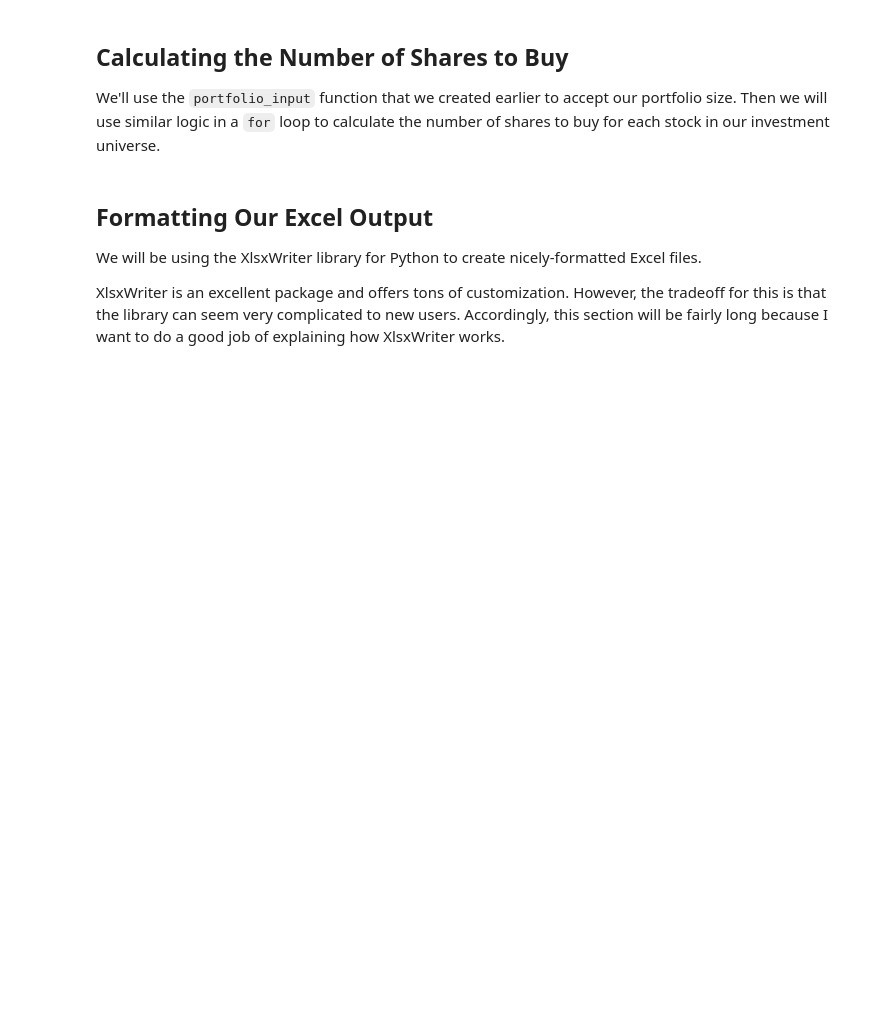
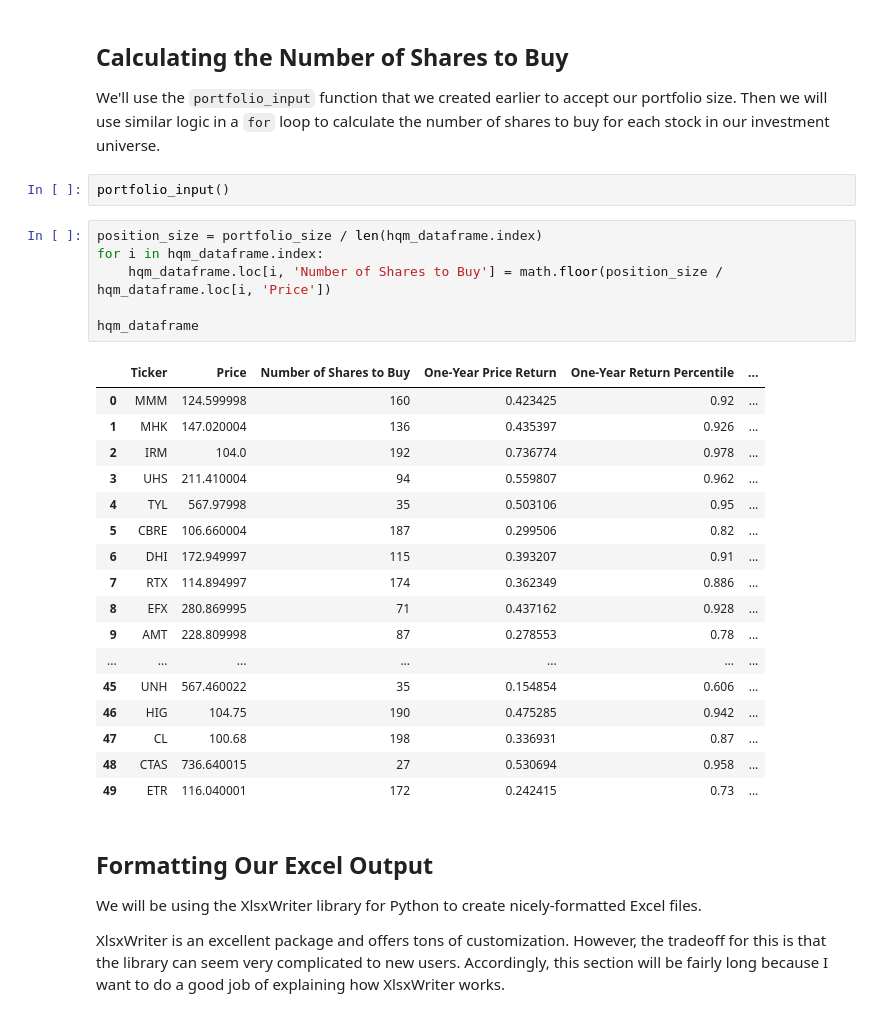
Before and after one commit to jacksullivan27/quantitative-learning, a Jupyter notebook: 002_quantitative_momentum_strategy.ipynb, the cells around one changed output. Drawn from its saved outputs; the diff is of its cells as text; blank space fills up the shorter version.

```diff
--- a/002_quantitative_momentum_strategy.ipynb
+++ b/002_quantitative_momentum_strategy.ipynb
@@ -139,6 +475,32 @@ As before, we can identify the 50 best momentum stocks in our universe by sortin
 ## Calculating the Number of Shares to Buy
 
 We'll use the `portfolio_input` function that we created earlier to accept our portfolio size. Then we will use similar logic in a `for` loop to calculate the number of shares to buy for each stock in our investment universe.
+# %%
+portfolio_input()
+# %%
+position_size = portfolio_size / len(hqm_dataframe.index)
+for i in hqm_dataframe.index:
+    hqm_dataframe.loc[i, 'Number of Shares to Buy'] = math.floor(position_size / hqm_dataframe.loc[i, 'Price'])
+
+hqm_dataframe
+# %% [output]
+|  | Ticker | Price | Number of Shares to Buy | One-Year Price Return | One-Year Return Percentile | ... |
+| 0 | MMM | 124.599998 | 160 | 0.423425 | 0.92 | ... |
+| 1 | MHK | 147.020004 | 136 | 0.435397 | 0.926 | ... |
+| 2 | IRM | 104.0 | 192 | 0.736774 | 0.978 | ... |
+| 3 | UHS | 211.410004 | 94 | 0.559807 | 0.962 | ... |
+| 4 | TYL | 567.97998 | 35 | 0.503106 | 0.95 | ... |
+| 5 | CBRE | 106.660004 | 187 | 0.299506 | 0.82 | ... |
+| 6 | DHI | 172.949997 | 115 | 0.393207 | 0.91 | ... |
+| 7 | RTX | 114.894997 | 174 | 0.362349 | 0.886 | ... |
+| 8 | EFX | 280.869995 | 71 | 0.437162 | 0.928 | ... |
+| 9 | AMT | 228.809998 | 87 | 0.278553 | 0.78 | ... |
+| ... | ... | ... | ... | ... | ... | ... |
+| 45 | UNH | 567.460022 | 35 | 0.154854 | 0.606 | ... |
+| 46 | HIG | 104.75 | 190 | 0.475285 | 0.942 | ... |
+| 47 | CL | 100.68 | 198 | 0.336931 | 0.87 | ... |
+| 48 | CTAS | 736.640015 | 27 | 0.530694 | 0.958 | ... |
+| 49 | ETR | 116.040001 | 172 | 0.242415 | 0.73 | ... |
 # %% [markdown]
 ## Formatting Our Excel Output
 
```
Also changed, not shown: parts of 18 cells of this notebook, 1 other file.
